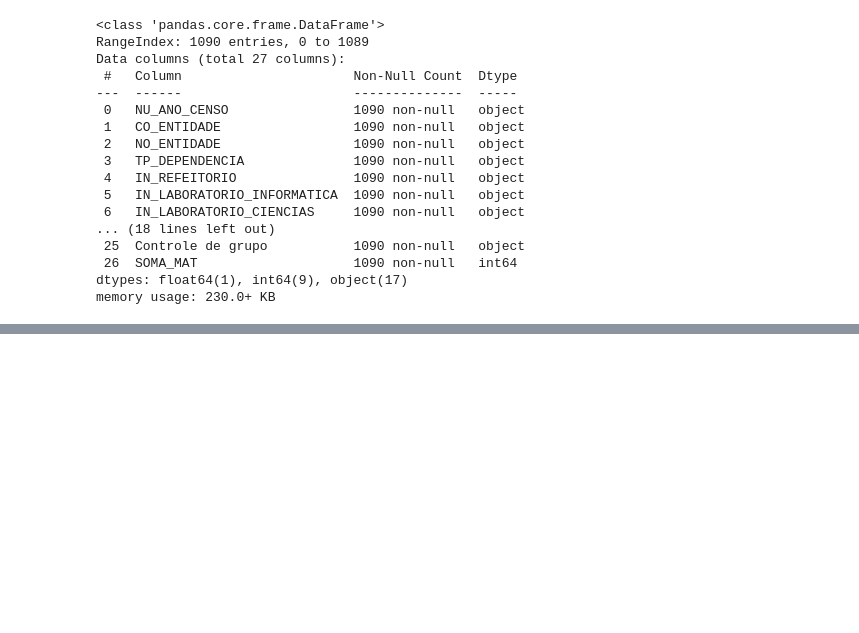
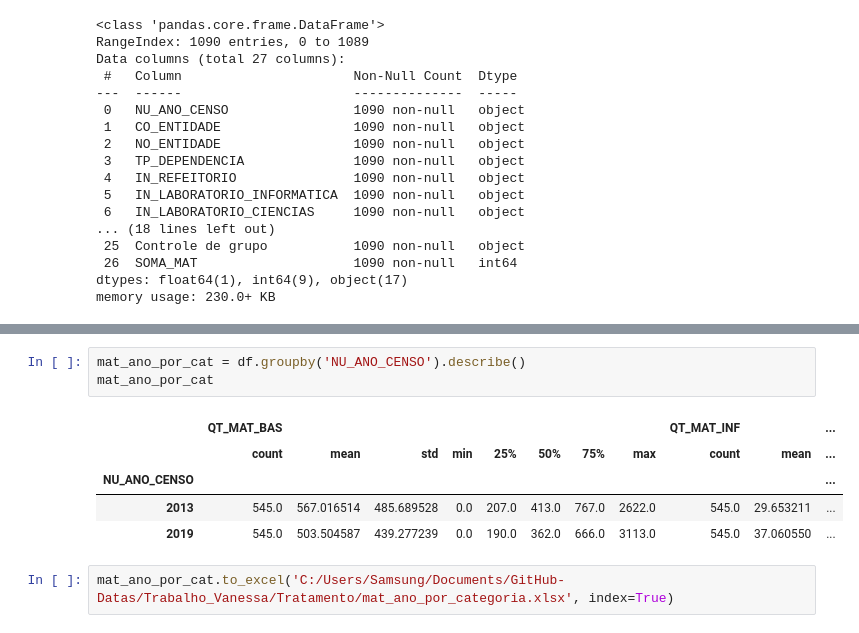
Before and after one commit to Bruno-Santana-Eco/Dados_Painel_Escolas_SSA, a Jupyter notebook: Diff-in-diff.ipynb, the cells around one changed output, grey strips where cells are left out. Cells and saved outputs as stored; diff of their text form; blank space fills up the shorter version.

```diff
--- a/Diff-in-diff.ipynb
+++ b/Diff-in-diff.ipynb
@@ -567,3 +570,14 @@ df.describe()
 | 50% | 383.000000 | 0.000000 | 0.000000 | 0.000000 | 256.000000 | 114.000000 | 0.000000 | ... |
 | 75% | 713.000000 | 49.000000 | 0.000000 | 43.000000 | 406.000000 | 257.750000 | 258.500000 | ... |
 | max | 3113.000000 | 306.000000 | 189.000000 | 216.000000 | 1286.000000 | 821.000000 | 1193.000000 | ... |
+# %%
+mat_ano_por_cat = df.groupby('NU_ANO_CENSO').describe()
+mat_ano_por_cat
+# %% [output]
+|  | QT_MAT_BAS |  |  |  |  |  |  |  | QT_MAT_INF |  | ... |
+|  | count | mean | std | min | 25% | 50% | 75% | max | count | mean | ... |
+| NU_ANO_CENSO |  |  |  |  |  |  |  |  |  |  | ... |
+| 2013 | 545.0 | 567.016514 | 485.689528 | 0.0 | 207.0 | 413.0 | 767.0 | 2622.0 | 545.0 | 29.653211 | ... |
+| 2019 | 545.0 | 503.504587 | 439.277239 | 0.0 | 190.0 | 362.0 | 666.0 | 3113.0 | 545.0 | 37.060550 | ... |
+# %%
+mat_ano_por_cat.to_excel('C:/Users/Samsung/Documents/GitHub-Datas/Trabalho_Vanessa/Tratamento/mat_ano_por_categoria.xlsx', index=True)
```
Also changed, not shown: parts of 11 cells of this notebook.
